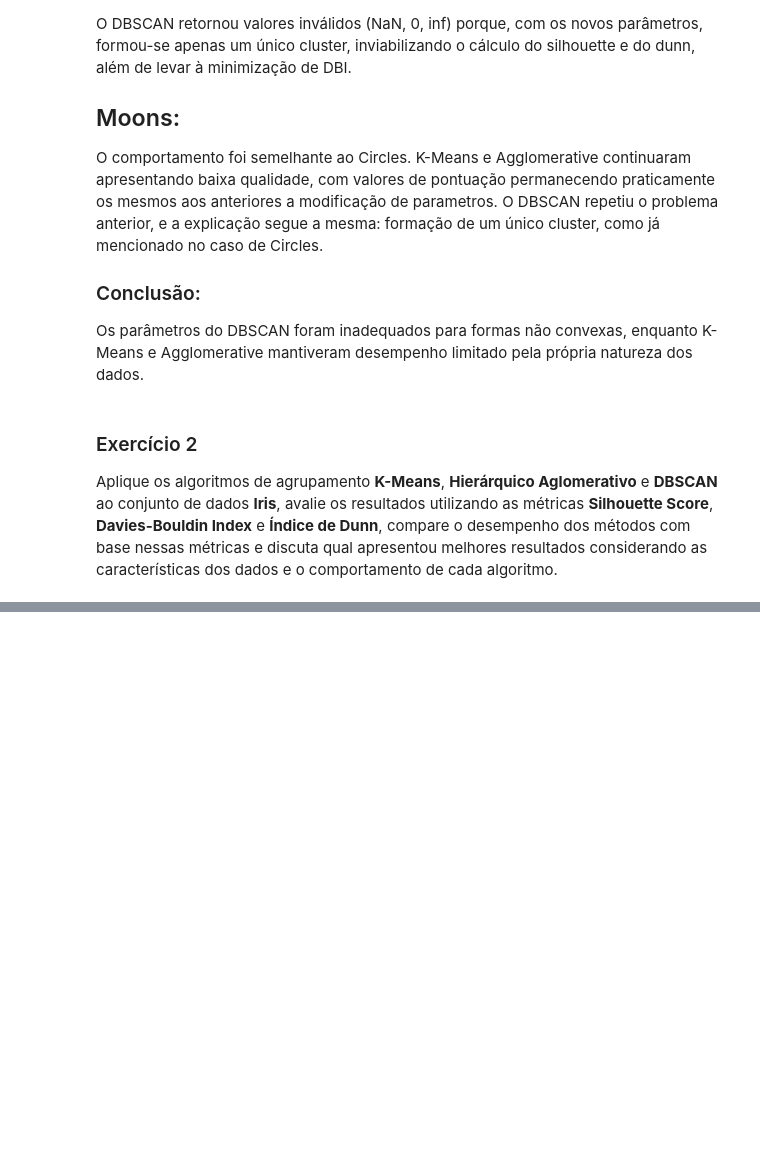
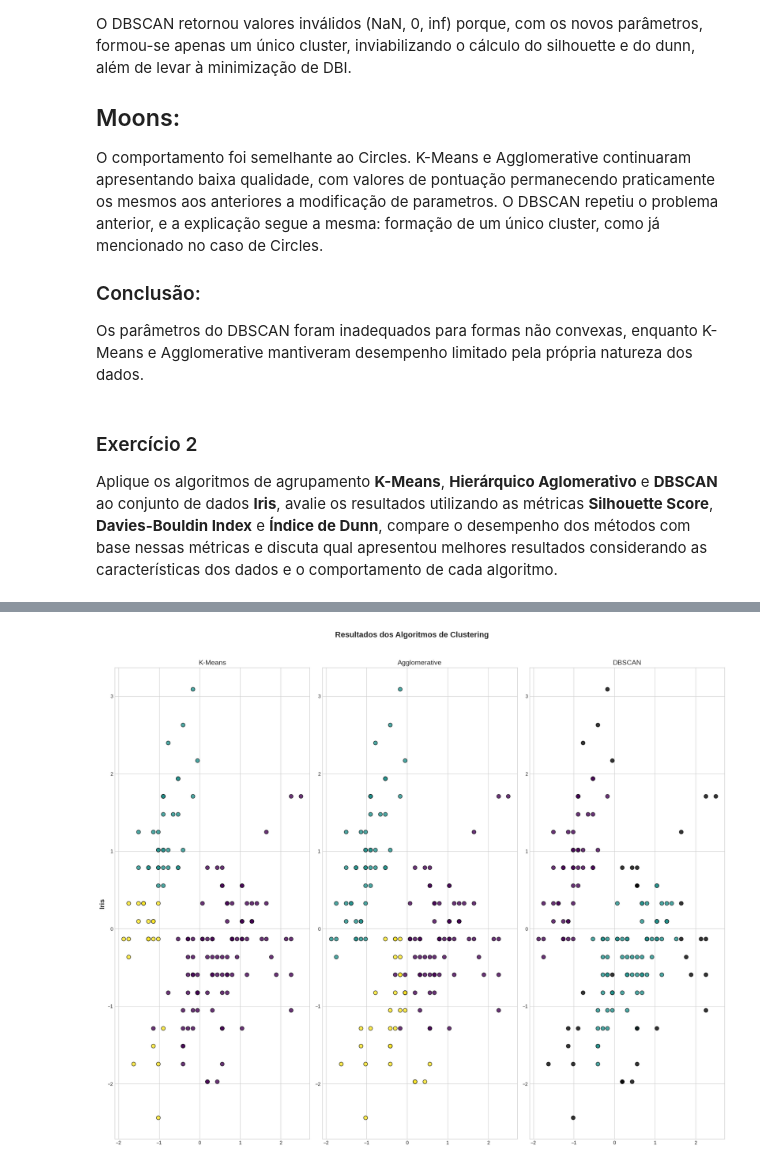
Before and after one commit to JoaoMAraujoJr/Resolu-es-Atividades-Aprendizado-de-Maquina-Supervisionado, a Jupyter notebook: 05_clustering_metrics_resolução.ipynb, the cells around one changed output, grey strips where cells are left out. Drawn from its saved outputs; the diff is of its cells as text; code cells hidden in the pictures; blank space fills up the shorter version.

```diff
--- a/05_clustering_metrics_resolução.ipynb
+++ b/05_clustering_metrics_resolução.ipynb
@@ -495,3 +506,90 @@ O DBSCAN repetiu o problema anterior, e a explicação segue a mesma: formação
 ### Exercício 2
 
 Aplique os algoritmos de agrupamento **K-Means**, **Hierárquico Aglomerativo** e **DBSCAN** ao conjunto de dados **Iris**, avalie os resultados utilizando as métricas **Silhouette Score**, **Davies-Bouldin Index** e **Índice de Dunn**, compare o desempenho dos métodos com base nessas métricas e discuta qual apresentou melhores resultados considerando as características dos dados e o comportamento de cada algoritmo.
+# %%
+from sklearn.datasets import load_iris
+from sklearn.preprocessing import StandardScaler
+
+iris = load_iris()
+X_iris = iris.data
+y_iris = iris.target
+
+X_iris = StandardScaler().fit_transform(X_iris)
+
+datasets = {'Iris': (X_iris, y_iris)}
+
+clustering_results = {}
+
+for dataset_name, (X, _) in datasets.items():
+    clustering_results[dataset_name] = {}
+
+    clustering_results[dataset_name]['K-Means'] = KMeans(n_clusters=3, random_state=42).fit_predict(X)
+    clustering_results[dataset_name]['Agglomerative'] = AgglomerativeClustering(n_clusters=3).fit_predict(X)
+    clustering_results[dataset_name]['DBSCAN'] = DBSCAN(eps=0.5, min_samples=5).fit_predict(X)
+
+evaluation_results = []
+
+for dataset_name, results in clustering_results.items():
+    X, _ = datasets[dataset_name]
+    for algo_name, labels in results.items():
+        silhouette = silhouette_score(X, labels)
+        dbi = davies_bouldin_score(X, labels)
+        dunn = dunn_index(X, labels)
+
+        evaluation_results.append({
+            'Dataset': dataset_name,
+            'Algorithm': algo_name,
+            'Silhouette Score': silhouette,
+            'Davies-Bouldin Index': dbi,
+            'Dunn Index': dunn
+        })
+# Criar DataFrame para visualização
+results_df = pd.DataFrame(evaluation_results)
+
+# Dicionário de formatação apenas para colunas numéricas
+formatter = {
+    'Silhouette Score': '{:.3f}',
+    'Davies-Bouldin Index': '{:.3f}',
+    'Dunn Index': '{:.3f}'
+}
+
+# Aplicar o estilo e a formatação seletiva
+results_df_styled = results_df.style.background_gradient(
+    cmap='viridis', subset=['Silhouette Score', 'Dunn Index']
+).background_gradient(
+    cmap='viridis_r', subset=['Davies-Bouldin Index']
+).format(formatter)
+
+display(results_df_styled)
+
+
+
+fig, axes = plt.subplots(len(datasets), 3, figsize=(18, 15))
+fig.suptitle('Resultados dos Algoritmos de Clustering', fontsize=16, fontweight='bold')
+
+for i, (dataset_name, results) in enumerate(clustering_results.items()):
+    X, _ = datasets[dataset_name]
+    for j, (algo_name, labels) in enumerate(results.items()):
+
+        ax = axes[j]
+        # Pontos de ruído (-1) em preto para DBSCAN
+        unique_labels = set(labels)
+        colors = plt.cm.viridis(np.linspace(0, 1, len(unique_labels)))
+
+        for k, col in zip(unique_labels, colors):
+            if k == -1:
+                col = [0, 0, 0, 1]  # Preto para ruído
+
+            class_member_mask = (labels == k)
+            xy = X[class_member_mask]
+            ax.plot(xy[:, 0], xy[:, 1], 'o', markerfacecolor=tuple(col),
+                    markeredgecolor='k', markersize=8, alpha=0.8)
+
+        if i == 0:
+            ax.set_title(algo_name, fontsize=14)
+        if j == 0:
+            ax.set_ylabel(dataset_name, fontsize=14, fontweight='bold')
+
+plt.tight_layout(rect=[0, 0, 1, 0.96])
+plt.show()
+# %% [output]
@@ -497,0 +600 @@ Aplique os algoritmos de agrupamento **K-Means**, **Hierárquico Aglomerativo**
+[figure, added]
```
Also changed, not shown: parts of 5 cells of this notebook.
